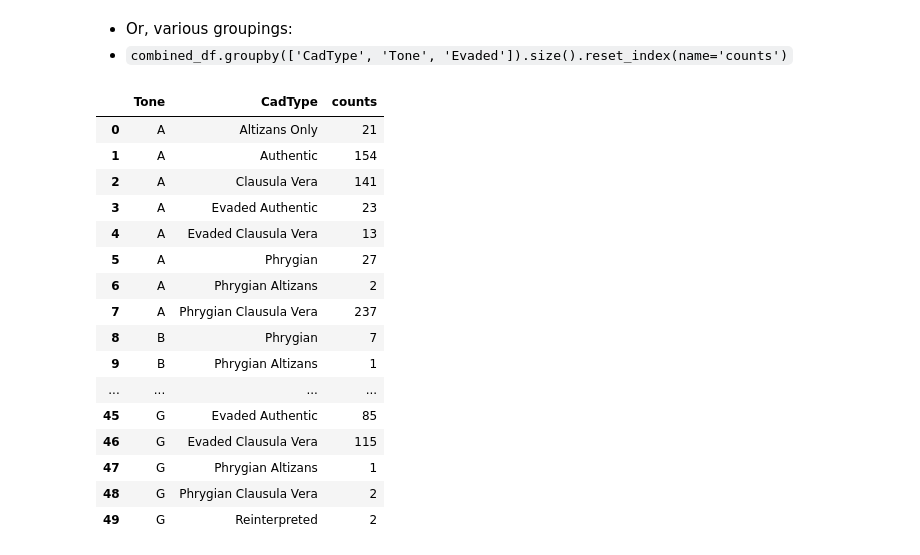
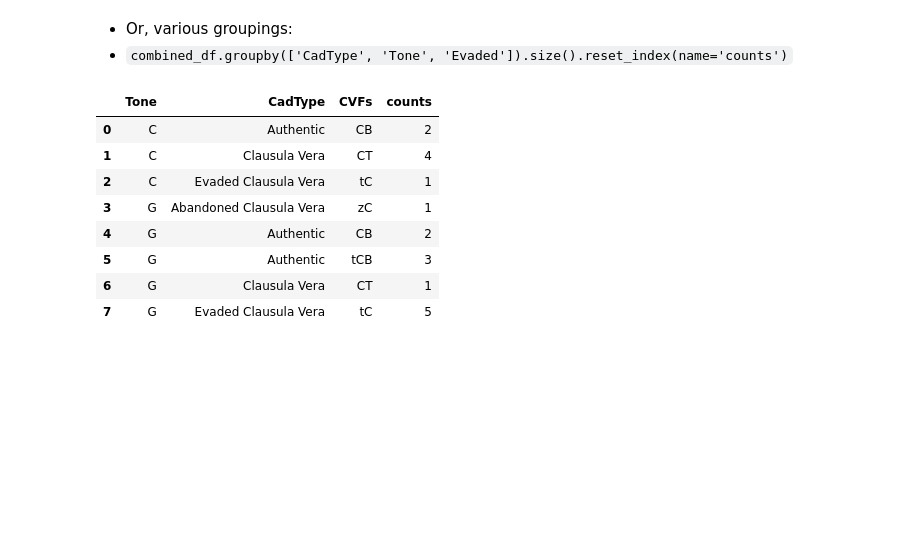
Before and after one commit to RichardFreedman/CRIM_JHUB, a Jupyter notebook: CRIM_04b_Cadences_Corpus.ipynb, the cells around one changed output. Drawn from its saved outputs; the diff is of its cells as text; code cells hidden in the pictures; blank space fills up the shorter version.

```diff
--- a/CRIM_04b_Cadences_Corpus.ipynb
+++ b/CRIM_04b_Cadences_Corpus.ipynb
@@ -177,25 +241,17 @@ combined_df['CadType'].value_counts().to_frame()
 * `combined_df.groupby(['CadType', 'Tone', 'Evaded']).size().reset_index(name='counts')`
 # %%
 
-grouped_types = combined_df.groupby(['Tone', 'CadType']).size().reset_index(name='counts')
-grouped_types.to_csv
+grouped_types = combined_df.groupby(['Tone', 'CadType', 'CVFs']).size().reset_index(name='counts')
+grouped_types
 # %% [output]
-|  | Tone | CadType | counts |
-| 0 | A | Altizans Only | 21 |
-| 1 | A | Authentic | 154 |
-| 2 | A | Clausula Vera | 141 |
-| 3 | A | Evaded Authentic | 23 |
-| 4 | A | Evaded Clausula Vera | 13 |
-| 5 | A | Phrygian | 27 |
-| 6 | A | Phrygian Altizans | 2 |
-| 7 | A | Phrygian Clausula Vera | 237 |
-| 8 | B | Phrygian | 7 |
-| 9 | B | Phrygian Altizans | 1 |
-| ... | ... | ... | ... |
-| 45 | G | Evaded Authentic | 85 |
-| 46 | G | Evaded Clausula Vera | 115 |
-| 47 | G | Phrygian Altizans | 1 |
-| 48 | G | Phrygian Clausula Vera | 2 |
-| 49 | G | Reinterpreted | 2 |
+|  | Tone | CadType | CVFs | counts |
+| 0 | C | Authentic | CB | 2 |
+| 1 | C | Clausula Vera | CT | 4 |
+| 2 | C | Evaded Clausula Vera | tC | 1 |
+| 3 | G | Abandoned Clausula Vera | zC | 1 |
+| 4 | G | Authentic | CB | 2 |
+| 5 | G | Authentic | tCB | 3 |
+| 6 | G | Clausula Vera | CT | 1 |
+| 7 | G | Evaded Clausula Vera | tC | 5 |
 # %%
 combined_df.to_csv("CRIM_Corpus_Cadences.csv")
```
Also changed, not shown: parts of 7 cells of this notebook, 45 other files.
